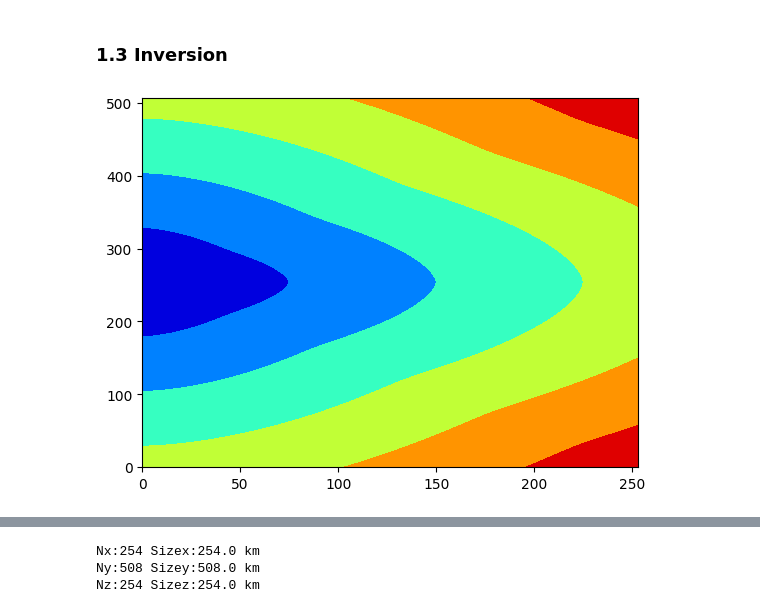
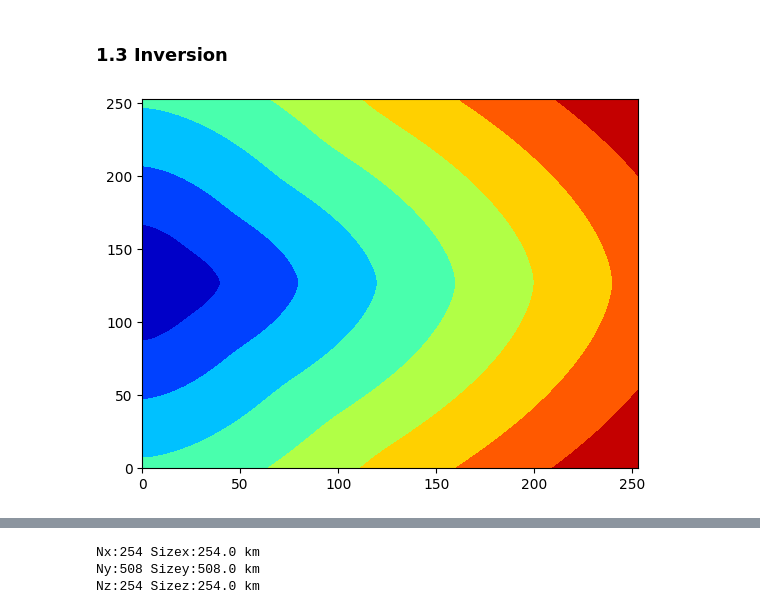
Before and after one commit to GGGiozzaG/Acoustic-Geomechanics, a Jupyter notebook: TestFastMarchingv1.ipynb, the cells around one changed output, grey strips where cells are left out. Saved outputs shown, nothing was run; the diff lists cells and outputs as text; code cells hidden in the pictures.

```diff
--- a/TestFastMarchingv1.ipynb
+++ b/TestFastMarchingv1.ipynb
@@ -33,17 +33,20 @@ d_size = 1*scale
 
 # Dimensions
 nx = 254
-ny = 1
-nz = 508
+ny = 3
+nz = 254
 
 # Velocities
 # Step 1. Build a velocity model (this case is a simple homogeneous case, migrating from Thomsen's parameters to vz, vx, and eta parameters)
 vz = 5
 epsilon = 0
 delta = 0
+print(vz)
 
 vx = vz*(1+2*epsilon)
+print(vx)
 eta = (epsilon-delta)/(1+2*delta)
+print(eta)
 
 vz_3d = vz*np.ones([nz,nx,ny],dtype='float32')               # The vertical 'z' axis is the first axis, then horizontal axis 'x' and 'y' are defined.
 vz_2d = vz*np.ones([nz,nx],dtype='float32')               # The vertical 'z' axis is defined first.
@@ -105,9 +111,9 @@ plt.subplots_adjust(left=0.0, bottom=0.0, right=1.5, top=1, wspace=0.4, hspace=0
 # %% [markdown]
 ### 1.3 Inversion
 # %%
-t=fmm.eikonalvti(vz_2d.flatten(order='F'),vx_2d.flatten(order='F'),eta_2d.flatten(order='F'),xyz=np.array([sx,sy,sz]),ax=[0,d_size,nx],ay=[0,d_size,ny],az=[0,d_size,nz],order=1);
-time=np.transpose(t.reshape(int(nx),int(nz),order='F'));#first axis (vertical) is x, second is z
+t=fmm.eikonalvti(vz_2d.flatten(order='F'),vx_2d.flatten(order='F'),eta_2d.flatten(order='F'),xyz=np.array([sx,sy,sz]),ax=[0,d_size,nx],ay=[0,d_size,1],az=[0,d_size,nz],order=1);
+time_2d=np.transpose(t.reshape(int(nx),int(nz),order='F'));#first axis (vertical) is x, second is z
 
-plot0 = plt.contourf(x_2d, z_2d, time)
+plot0 = plt.contourf(x_2d, z_2d, time_2d)
 # %% [output]
-[figure, old version]
+[figure, new version]
```
Also changed, not shown: parts of 4 cells of this notebook.
